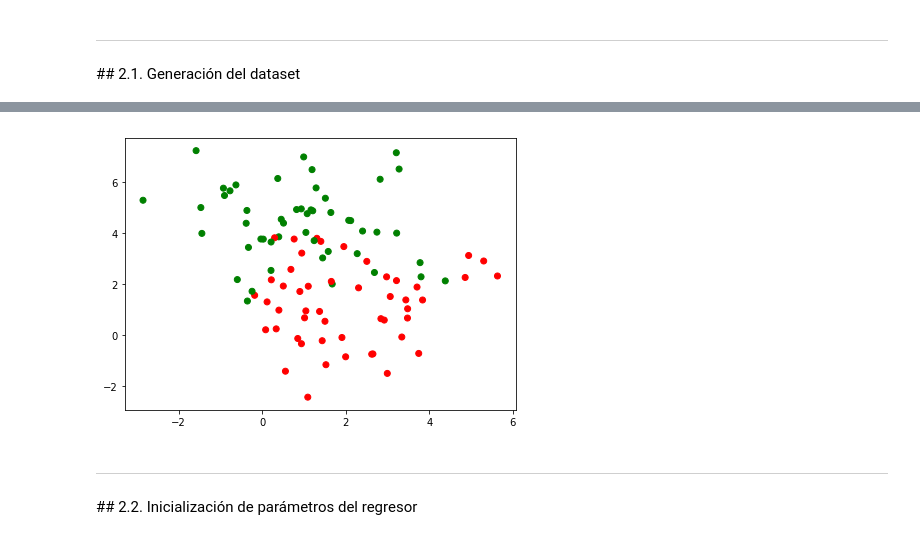
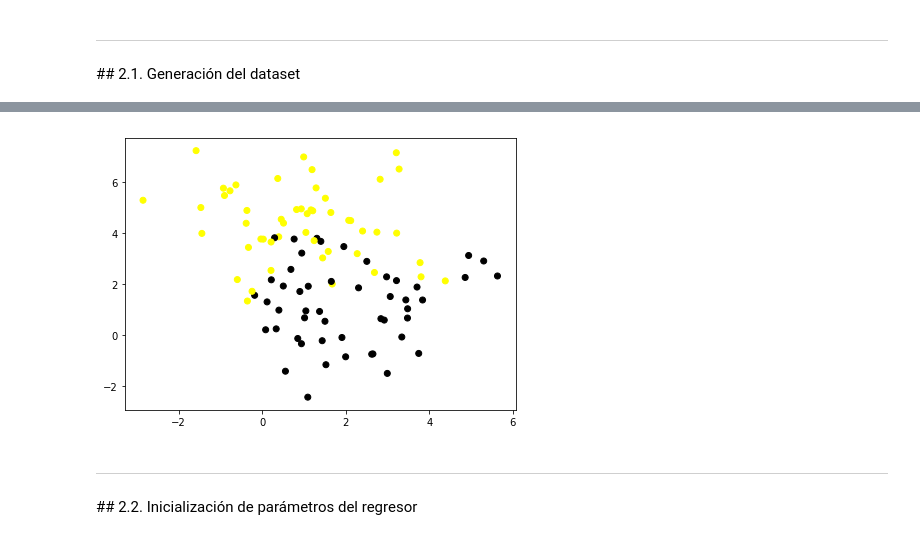
Before and after one commit to psatencio/IA_ITM, a Jupyter notebook: Presentaciones/4. Machine Learning/Modulo 4_2_3_LogisticRegression_completed.ipynb, the cells around one changed output, grey strips where cells are left out. Drawn from its saved outputs; the diff is of its cells as text; code cells hidden in the pictures.

Commit message:
logistic regression plot fixed

```diff
--- a/Presentaciones/4. Machine Learning/Modulo 4_2_3_LogisticRegression_completed.ipynb
+++ b/Presentaciones/4. Machine Learning/Modulo 4_2_3_LogisticRegression_completed.ipynb
@@ -257,14 +259,14 @@ print(Y.shape)
 # %%
-color= ['red' if y == 1 else 'green' for y in np.squeeze(Y)]
+color= ['black' if y == 1 else 'yellow' for y in np.squeeze(Y)]
 
 plt.figure(figsize=(7,5))
 plt.scatter(X[:,0], X[:,1], color=color)
 
 plt.show()
 
 X = X.T
 # %% [output]
-[figure, old version]
+[figure, new version]
 # %% [markdown]
 <hr>
 ## 2.2. Inicialización de parámetros del regresor
```
Also changed, not shown: parts of 13 cells of this notebook.
